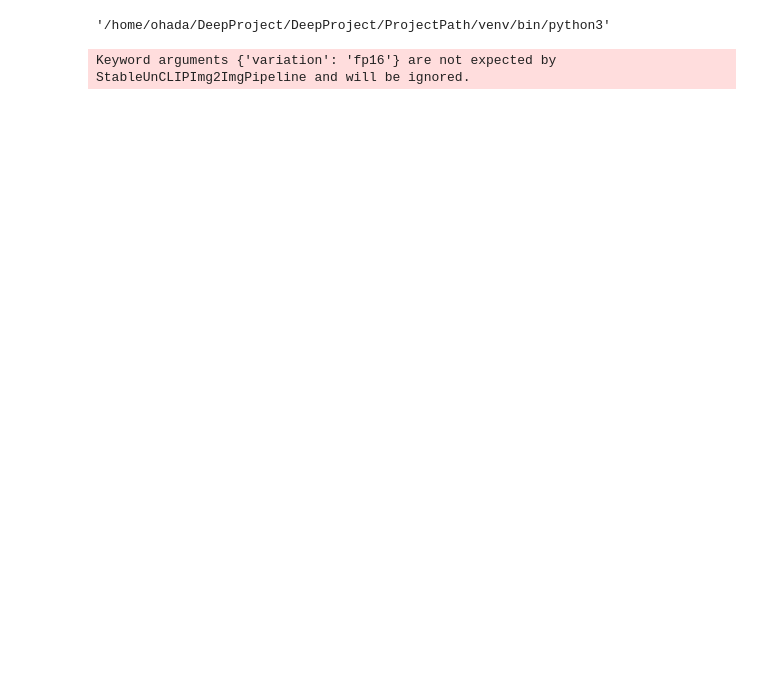
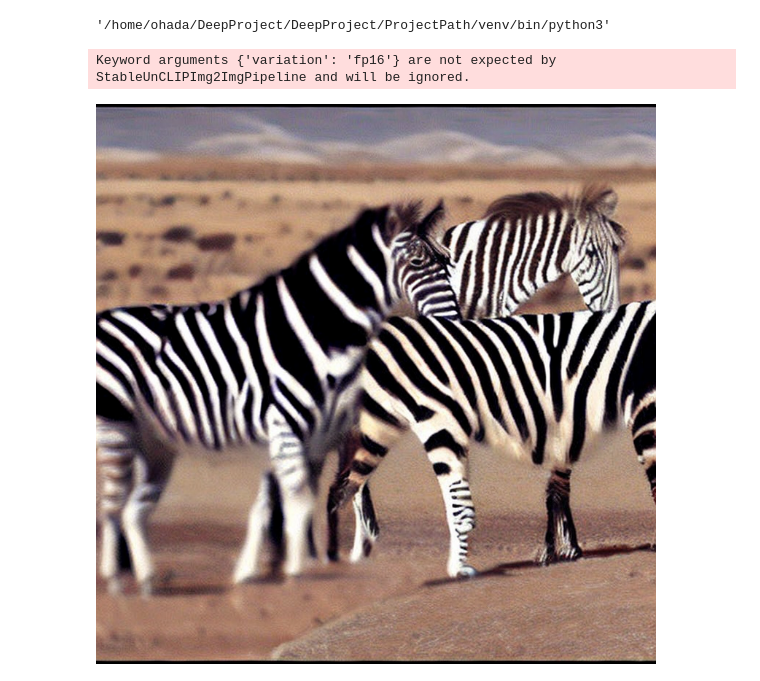
Before and after one commit to oamsalemd/ProjectB_DiffusionClip, a Jupyter notebook: Test.ipynb, the cells around one changed output. Drawn from its saved outputs; the diff is of its cells as text; code cells hidden in the pictures; blank space fills up the shorter version.

Commit message:
Modified code to return image

```diff
--- a/Test.ipynb
+++ b/Test.ipynb
@@ -37,7 +36,10 @@ def unclip():
 
         images_zebras = pipe(image_embeds=(horse_embeds[0]+diff)[None, :1024]).images
     images_zebras[0].save("variation_image.png")
+    return images_zebras[0]
-# %%
-unclip()
-# %% [output]
-Keyword arguments {'variation': 'fp16'} are not expected by StableUnCLIPImg2ImgPipeline and will be ignored.
+# %%
+img = unclip()
+img
+# %% [output]
+Keyword arguments {'variation': 'fp16'} are not expected by StableUnCLIPImg2ImgPipeline and will be ignored.
+[figure, added]
```
Also changed, not shown: parts of 1 cell of this notebook, 1 other file.
